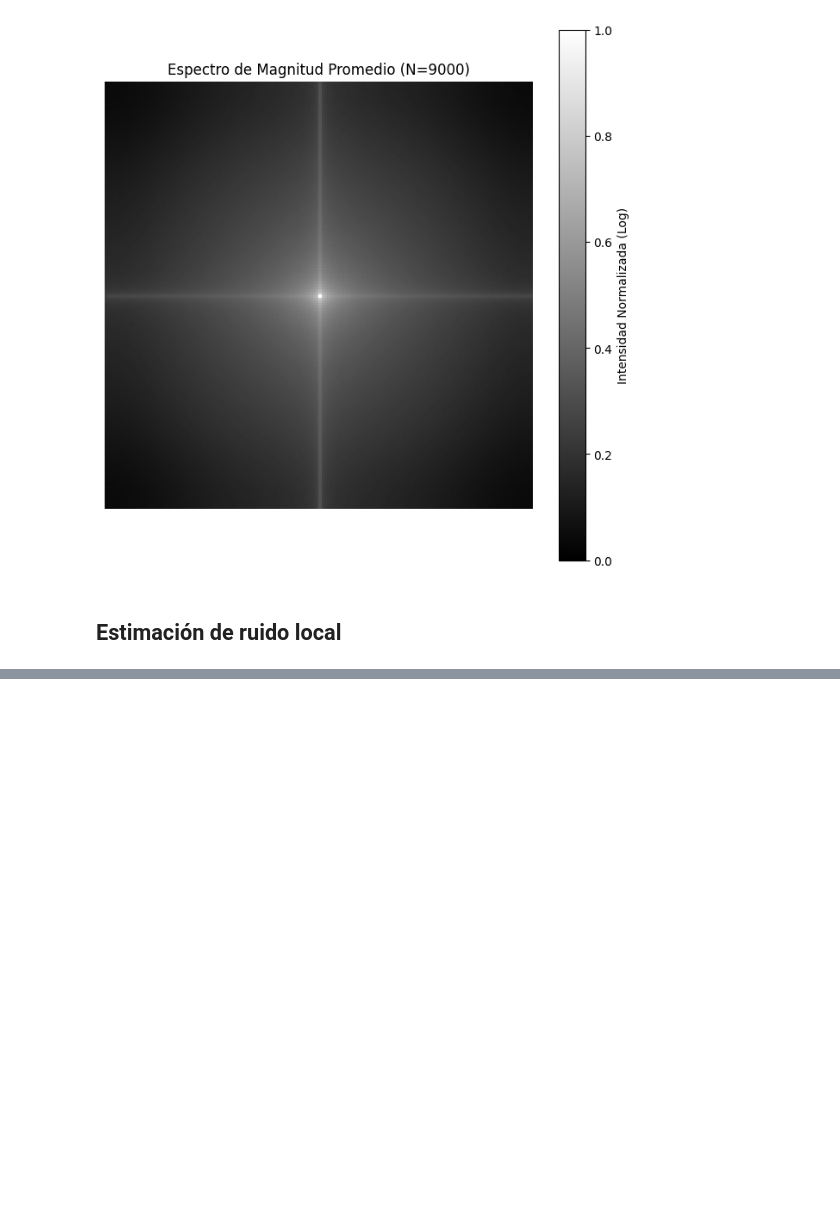
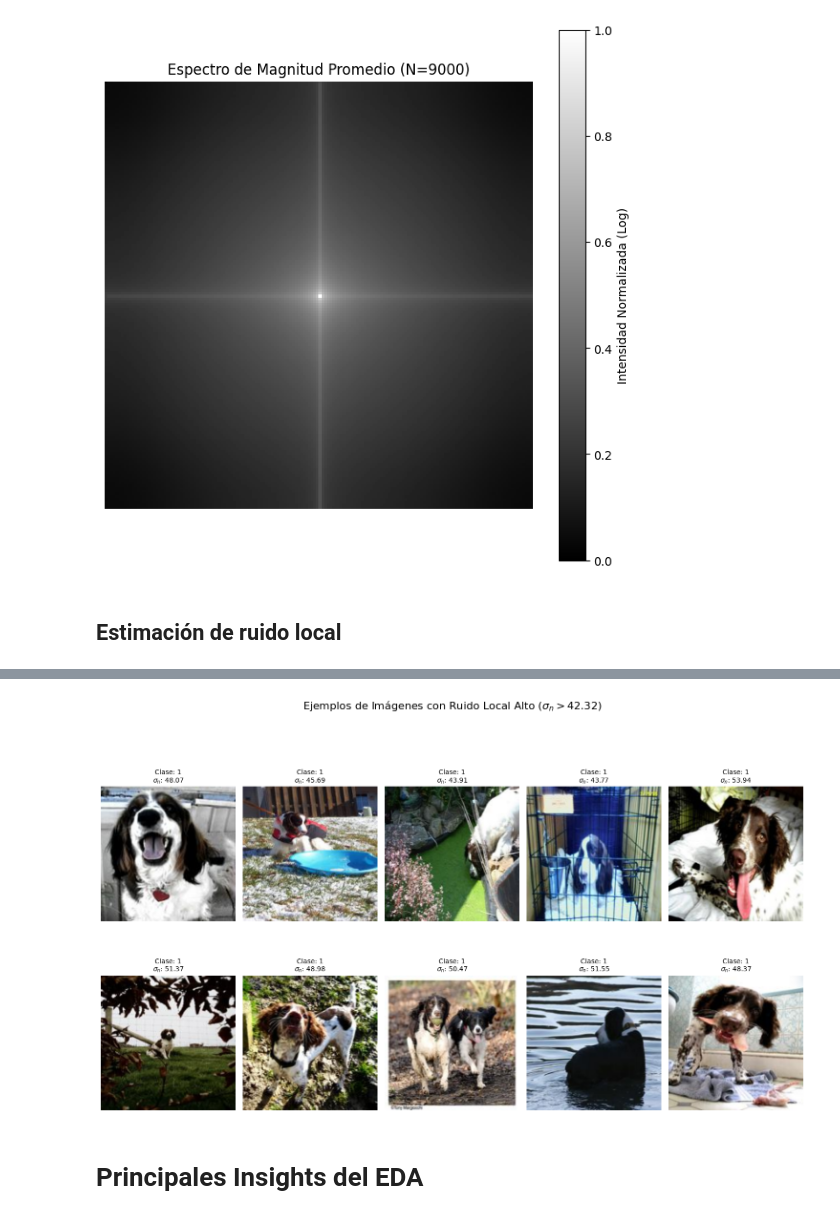
Before and after one commit to kidnixt/imagenette, a Jupyter notebook: imagenette.ipynb, the cells around one changed output, grey strips where cells are left out. Drawn from its saved outputs; the diff is of its cells as text; code cells hidden in the pictures; blank space fills up the shorter version.

```diff
--- a/imagenette.ipynb
+++ b/imagenette.ipynb
@@ -477,0 +519,39 @@ Si $\sigma_n$ es bajo (ej., < 5), las imágenes son relativamente limpias.
+# %%
+# Celda 3: Visualización de Ejemplos de Ruido Alto (Outliers)
+
+num_a_mostrar = min(10, len(indices_ruido_alto))
+indices_a_mostrar = indices_ruido_alto[:num_a_mostrar]
+
+if num_a_mostrar > 0:
+    plt.figure(figsize=(15, 10))
+    plt.suptitle(f"Ejemplos de Imágenes con Ruido Local Alto ($\sigma_n > {umbral_alto:.2f}$)", fontsize=16)
+
+    for i, idx_original in enumerate(indices_a_mostrar):
+        img, label_idx = train_dataset[idx_original]
+
+        # Volvemos a convertir a NumPy si es necesario
+        if not isinstance(img, np.ndarray):
+            try:
+                img = np.array(transforms.ToPILImage()(img))
+            except:
+                 if hasattr(img, 'numpy'):
+                     img = img.numpy().transpose((1, 2, 0))
+                 else:
+                     img = np.array(img)
+
+        # Buscar el valor de ruido específico
+        ruido_especifico = [r[1] for r in ruidos_estimados_con_indice if r[0] == idx_original][0]
+
+        plt.subplot(2, 5, i + 1)
+        plt.imshow(img)
+        plt.title(f"Clase: {label_idx}\n$\\sigma_n$: {ruido_especifico:.2f}", fontsize=10)
+        plt.axis('off')
+
+    plt.tight_layout(rect=[0, 0, 1, 0.96])
+    plt.show()
+else:
+    print("No hay suficientes imágenes con ruido extremadamente alto (o el umbral es muy estricto) para mostrar.")
+# %% [output]
+[figure, added]
+# %% [markdown]
+# Principales Insights del EDA
```
Also changed, not shown: parts of 2 cells of this notebook, 2 other files.
